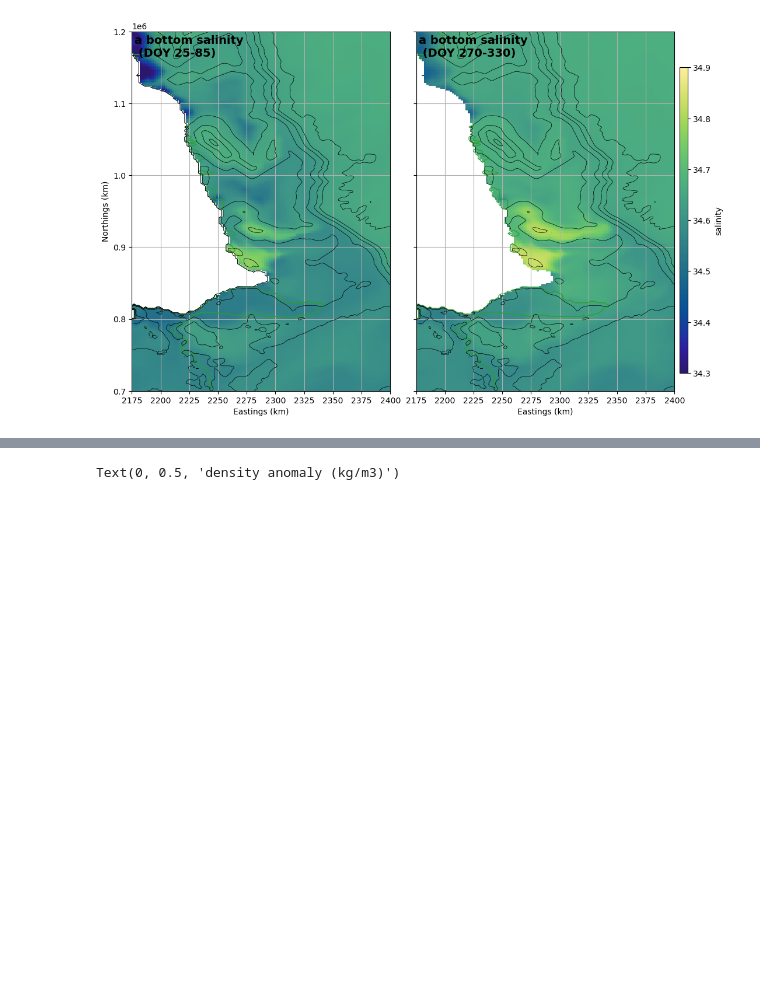
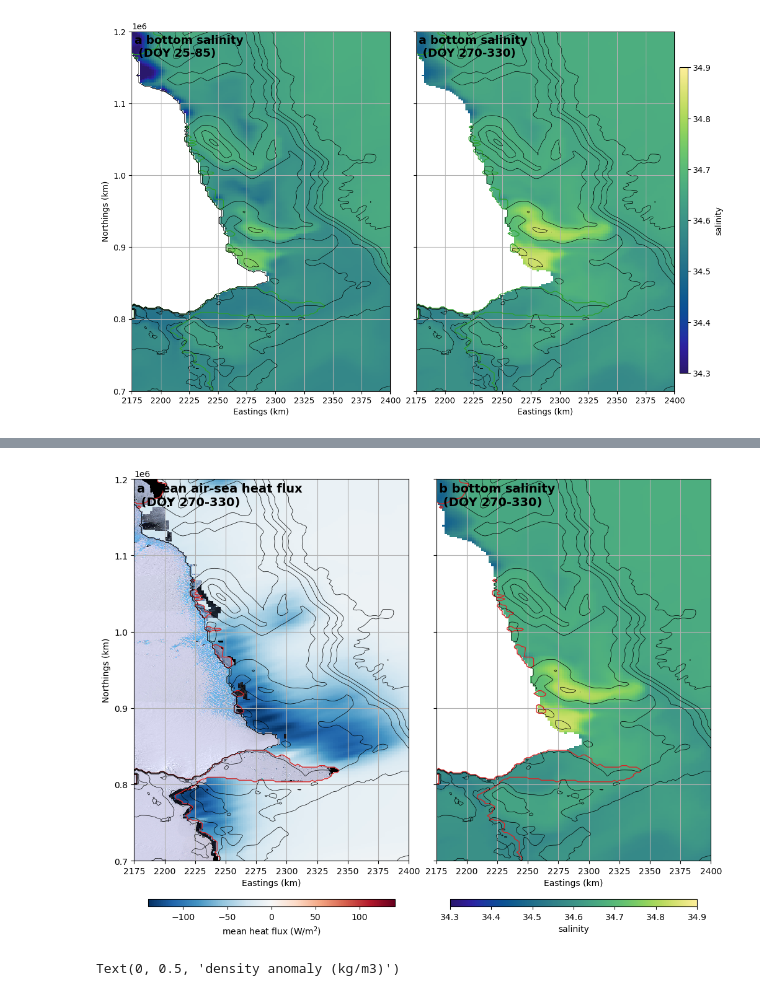
Before and after one commit to dgwyther/apom-analysis, a Jupyter notebook: notebooks/Figure-dswDistribution.ipynb, the cells around one changed output, grey strips where cells are left out. Drawn from its saved outputs; the diff is of its cells as text; code cells hidden in the pictures; blank space fills up the shorter version.

```diff
--- a/notebooks/Figure-dswDistribution.ipynb
+++ b/notebooks/Figure-dswDistribution.ipynb
@@ -373,0 +459,90 @@ Text(0, 0.5, 'salinity')
+# %%
+import rioxarray
+
+lima_full = rioxarray.open_rasterio('../data/raw/lima/00000-20080319-092059124.tif')
+lima = lima_full.where((lima_full.x>1.4e6)&(lima_full.x<3e6)&(lima_full.y>.1e6)&(lima_full.y<1.5e6),drop=True)
+
+
+ds_his = xr.open_dataset('/g/data/jk72/deg581/apom/frc/amery_v2km_tamura+era_shflux.nc')
+shflux = ds_his["shflux"]
+ds_his.close()
+
+
+ds['mask_openocean'] = ds.mask_rho*(ds.mask_zice==0)
+ds['mask_openoceanNaN'] = ds.mask_openocean.where(ds.mask_openocean)
+
+# plt.pcolormesh(ds.x_rho,ds.y_rho,-shflux.isel(shf_time=slice(270,330)).mean(dim='shf_time')*ds.mask_openoceanNaN)
+
+
+gs = gridspec.GridSpec(nrows=1,ncols=2,wspace=0.1, hspace=0.05)
+plt.cla()
+plt.clf()
+fig = plt.figure(figsize=[12,8])
+ax = None
+
+ax=fig.add_subplot(gs[0,0])
+(lima.astype('uint8')).plot.imshow()
+# im = ds.salt.isel(s_rho=0).isel(ocean_time=slice(5,18)).mean(dim='ocean_time').plot(x='x_rho',y='y_rho',cmap='cmo.haline',add_colorbar=False,vmin=34.3,vmax=34.9)
+
+im = ax.pcolormesh(ds.x_rho,ds.y_rho,shflux.isel(shf_time=slice(270,331)).mean(dim='shf_time')*ds.mask_openoceanNaN,cmap='RdBu_r',vmin=-140,vmax=140)
+
+
+co1 = ax.contour(ds.x_rho,ds.y_rho,ds.zice*ds.mask_rho,levels=(-1,0),colors='C3',linestyles='-',linewidths=1)
+co10 = ax.contour(ds.x_rho,ds.y_rho,ds.h*ds.mask_rho,levels=(0,1),colors='k',linestyles='-',linewidths=0.5)
+co2 = ax.contour(ds.x_rho,ds.y_rho,ds.h*ds.mask_rho,levels=(250,500,750,1000,2000),colors='k',linestyles='-',linewidths=0.5)
+ax.set_xlim((2.175e6,2.4e6))
+ax.set_ylim((.7e6,1.2e6))
+ax.text(0.01, 0.99, 'a mean air-sea heat flux\n (DOY 270-330)', transform=ax.transAxes,fontsize=14, fontweight='bold', va='top')
+ax.grid()
+scale_ticks = 1e3
+ticks_x = mticker.FuncFormatter(lambda x, pos: '{0:g}'.format(x/scale_ticks))
+ax.xaxis.set_major_formatter(ticks_x)
+ax.set_ylabel('Northings (km)')
+ax.set_xlabel('Eastings (km)')
+# ax.set_yticklabels([])
+ax.set_title('')
+
+
+cax = inset_axes(ax,
+                width="45%",  # width = 10% of parent_bbox width
+                height="2%",  # height : 50%
+                loc='lower left',
+                bbox_to_anchor=(0.05,-.12, 2, 1),
+                bbox_transform=ax.transAxes,
+                borderpad=0,
+                )
+cbar = fig.colorbar(im, cax=cax, orientation='horizontal')
+cax.set_xlabel(r'mean heat flux (W/m$^2$)')
+
+
+ax=fig.add_subplot(gs[0,1])
+im = ds.salt.isel(s_rho=0).isel(ocean_time=slice(55,85)).mean(dim='ocean_time').plot(x='x_rho',y='y_rho',cmap='cmo.haline',add_colorbar=False,vmin=34.3,vmax=34.9)
+
+co1 = ax.contour(ds.x_rho,ds.y_rho,ds.zice*ds.mask_rho,levels=(-1,0),colors='C3',linestyles='-',linewidths=1)
+co2 = ax.contour(ds.x_rho,ds.y_rho,ds.h*ds.mask_rho,levels=(250,500,750,1000,2000),colors='k',linestyles='-',linewidths=0.5)
+ax.set_xlim((2.175e6,2.4e6))
+ax.set_ylim((.7e6,1.2e6))
+ax.text(0.01, 0.99, 'b bottom salinity\n (DOY 270-330)', transform=ax.transAxes,fontsize=14, fontweight='bold', va='top')
+ax.grid()
+scale_ticks = 1e3
+ticks_x = mticker.FuncFormatter(lambda x, pos: '{0:g}'.format(x/scale_ticks))
+ax.xaxis.set_major_formatter(ticks_x)
+ax.set_ylabel('')
+ax.set_xlabel('Eastings (km)')
+ax.set_yticklabels([])
+ax.set_title('')
+
+
+
+
+cax = inset_axes(ax,
+                width="45%",  # width = 10% of parent_bbox width
+                height="2%",  # height : 50%
+                loc='lower left',
+                bbox_to_anchor=(0.05,-.12, 2, 1),
+                bbox_transform=ax.transAxes,
+                borderpad=0,
+                )
+cbar = fig.colorbar(im, cax=cax, orientation='horizontal')
+cax.set_xlabel(r'salinity')
+# %% [output]
@@ -374,3 +551,4 @@ Text(0, 0.5, 'salinity')
+[figure, added]
 # %%
 
 
```
Also changed, not shown: parts of 29 cells of this notebook, 24 other files.
